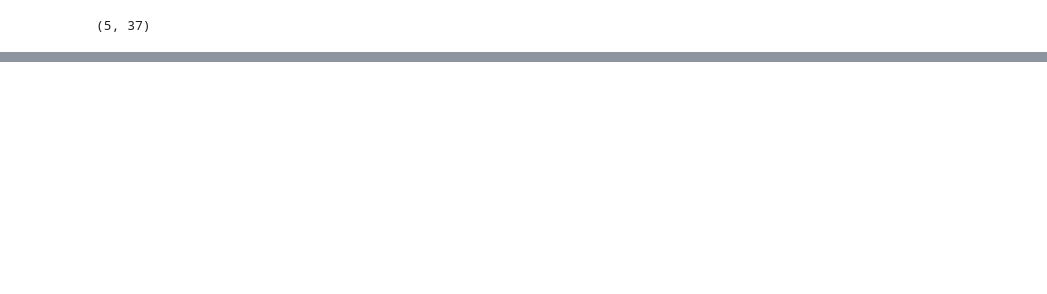
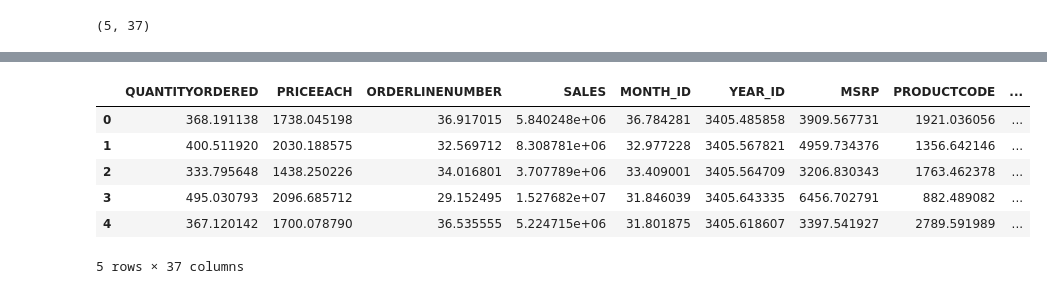
Before and after one commit to Priyo-prog/Artificial-Intelligence-Projects, a Jupyter notebook: AI in Marketing/marketing_ai.ipynb, the cells around one changed output, grey strips where cells are left out. Saved outputs shown, nothing was run; the diff lists cells and outputs as text; code cells hidden in the pictures; blank space fills up the shorter version.

```diff
--- a/AI in Marketing/marketing_ai.ipynb
+++ b/AI in Marketing/marketing_ai.ipynb
@@ -551 +552,14 @@ cluster_centers
 5 rows × 37 columns
+# %%
+# In order to understand what these numbers mean, let's perform inverse transformation
+cluster_centers = scaler.inverse_transform(cluster_centers)
+cluster_centers = pd.DataFrame(data = cluster_centers, columns=[sales_df.columns])
+cluster_centers
+# %% [output]
+|  | QUANTITYORDERED | PRICEEACH | ORDERLINENUMBER | SALES | MONTH_ID | YEAR_ID | MSRP | PRODUCTCODE | ... |
+| 0 | 368.191138 | 1738.045198 | 36.917015 | 5.840248e+06 | 36.784281 | 3405.485858 | 3909.567731 | 1921.036056 | ... |
+| 1 | 400.511920 | 2030.188575 | 32.569712 | 8.308781e+06 | 32.977228 | 3405.567821 | 4959.734376 | 1356.642146 | ... |
+| 2 | 333.795648 | 1438.250226 | 34.016801 | 3.707789e+06 | 33.409001 | 3405.564709 | 3206.830343 | 1763.462378 | ... |
+| 3 | 495.030793 | 2096.685712 | 29.152495 | 1.527682e+07 | 31.846039 | 3405.643335 | 6456.702791 | 882.489082 | ... |
+| 4 | 367.120142 | 1700.078790 | 36.535555 | 5.224715e+06 | 31.801875 | 3405.618607 | 3397.541927 | 2789.591989 | ... |
+5 rows × 37 columns
```
Also changed, not shown: parts of 17 cells of this notebook.
